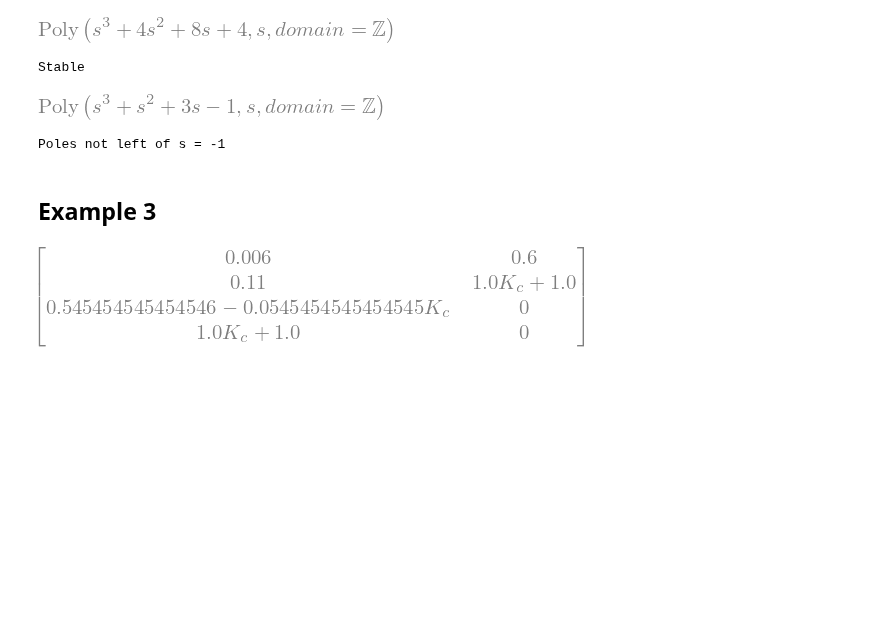
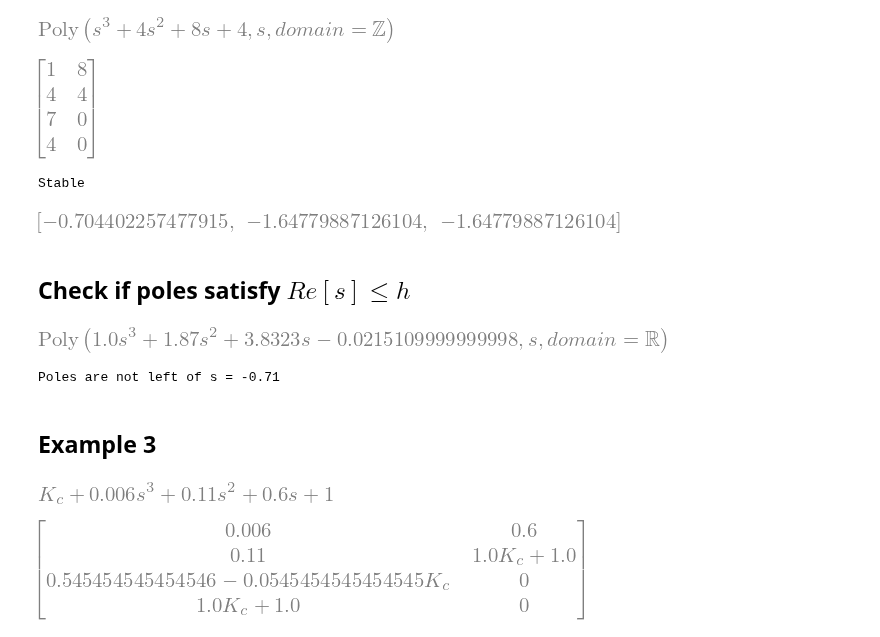
Before and after one commit to JonHowMIT/Signals_and_Systems, a Jupyter notebook: 16_002_Topic14_Routh_array.ipynb, the cells around one changed output. Cells and saved outputs as stored; diff of their text form; code cells hidden in the pictures; blank space fills up the shorter version.

```diff
--- a/16_002_Topic14_Routh_array.ipynb
+++ b/16_002_Topic14_Routh_array.ipynb
@@ -59,4 +78,7 @@ p
 [figure]
 # %%
 RA = routh(p)
+RA
+# %% [output]
+[figure, added]
 # %%
@@ -67,21 +87,27 @@ else:
 # %% [output]
 Stable
+# %%
+r = roots(p)
+real_part = [float(re(e)) for e in list(r)[0:len(r)]]
+real_part
+# %% [output]
+[figure, added]
+# %% [markdown]
+## Check if poles satisfy $Re[s] \leq h$
 # %%
-h = 1
-pa = p.subs(s,s-h)
+h = -0.71
+pa = p.subs(s,s+h)
 pa = sympy.Poly(pa, s)
 pa
 # %% [output]
-[figure, old version]
+[figure, new version]
 # %%
 RAa = routh(pa)
 # %%
-if min(RAa[:, 0]) > 0:
-    print('Poles are left of s = -'+str(h))
-else:
-    print('Poles not left of s = -'+str(h))
+msgs = 'are' if min(RAa[:, 0]) > 0 else 'are not'
+print('Poles '+msgs+' left of s = '+str(h))
 # %% [output]
-Poles not left of s = -1
+Poles are not left of s = -0.71
 # %% [markdown]
 ## Example 3
 # %%
@@ -89,6 +115,9 @@ G = 1/((1+0.1*s)*(1+0.2*s)*(1+0.3*s))
 Gcl = G/(1 + K_c * G)
 n,d = fraction(Gcl.simplify())
 p = d.expand()
+p
+# %% [output]
+[figure, added]
 # %%
 RA = routh(sympy.Poly(p, s))
 RA
```
Also changed, not shown: parts of 20 cells of this notebook.
